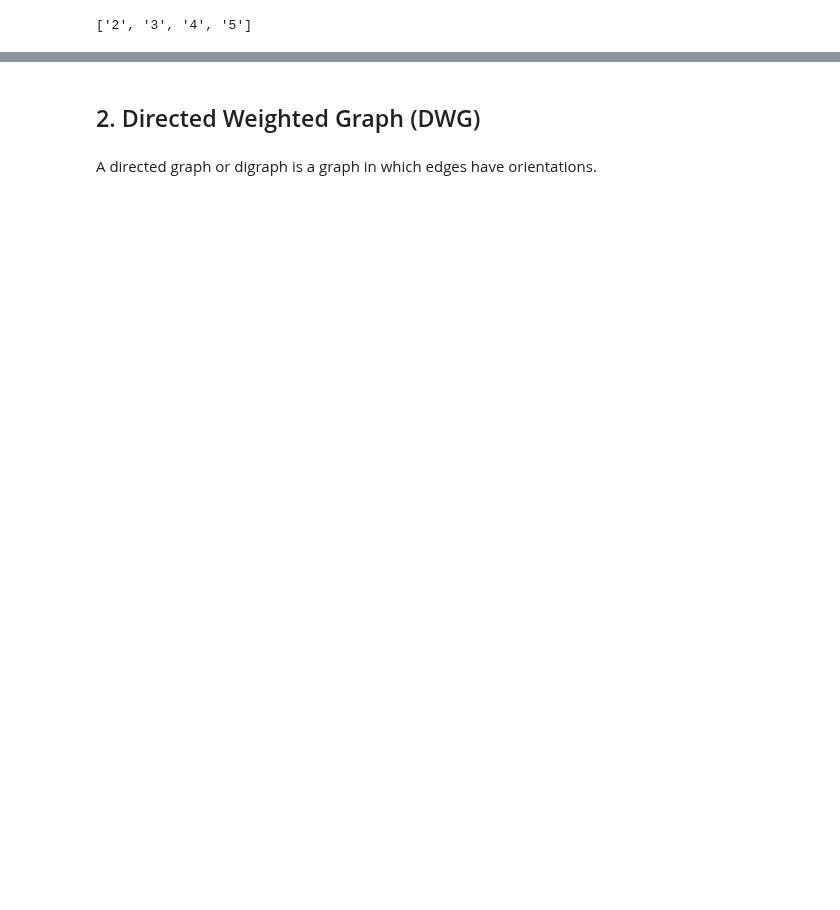
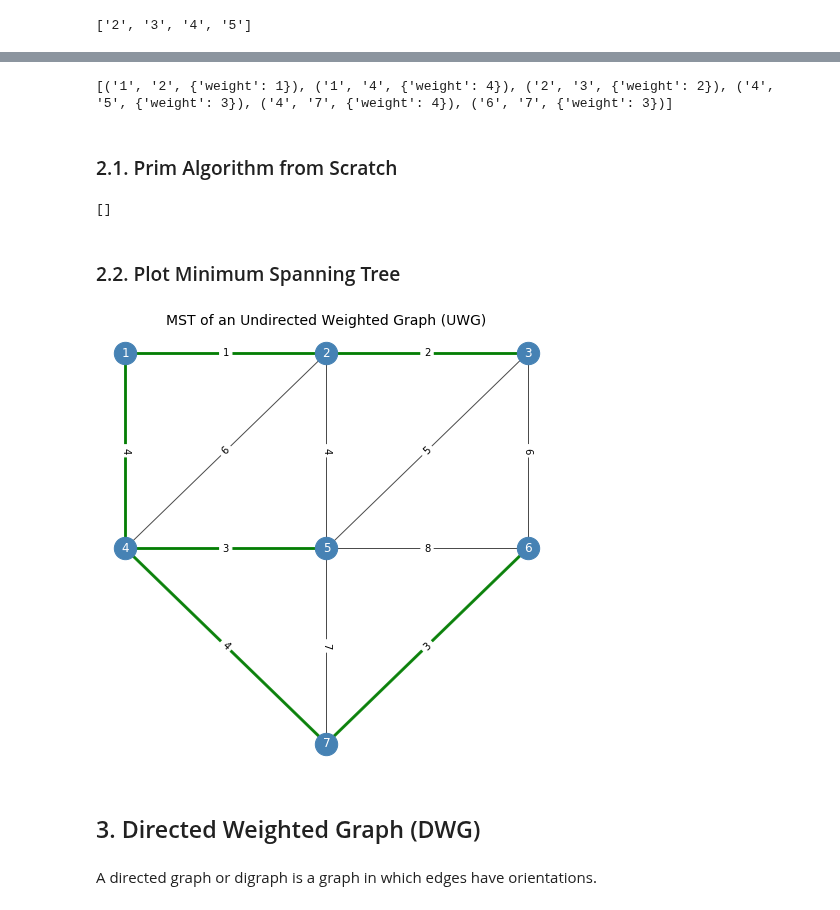
Before and after one commit to ansegura7/Algorithms, a Jupyter notebook: graphs/Graphs.ipynb, the cells around one changed output, grey strips where cells are left out. Drawn from its saved outputs; the diff is of its cells as text; code cells hidden in the pictures; blank space fills up the shorter version.

```diff
--- a/graphs/Graphs.ipynb
+++ b/graphs/Graphs.ipynb
@@ -63,0 +78,3 @@ plt.show()
+# %%
+# Create an empty Undirected Weighted Graph (UWG)
+uwg = nx.Graph()
@@ -63,0 +85,5 @@ plt.show()
+# %%
+# Add weighted edges
+edges = [("1","2",1), ("1","4",4), ("2","3",2), ("2","4",6), ("2","5",4), ("3","5",5),
+         ("3","6",6), ("4","5",3), ("4","7",4), ("5","6",8), ("5","7",7), ("6","7",3)]
+uwg.add_weighted_edges_from(edges)
@@ -63,0 +96,8 @@ plt.show()
+# %%
+# Calculate a minimum spanning tree or forest of an undirected weighted graph
+spt = nx.minimum_spanning_tree(uwg)
+print(sorted(spt.edges(data=True)))
+# %% [output]
+[('1', '2', {'weight': 1}), ('1', '4', {'weight': 4}), ('2', '3', {'weight': 2}), ('4', '5', {'weight': 3}), ('4', '7', {'weight': 4}), ('6', '7', {'weight': 3})]
+# %% [markdown]
+### 2.1. Prim Algorithm from Scratch
@@ -64,5 +110,48 @@ plt.show()
+# %%
+# Calculate a minimum spanning tree from scratch
+spt2 = get_prim_mst(uwg, True)
+print(sorted(spt2))
+# %% [output]
+[]
+# %% [markdown]
+### 2.2. Plot Minimum Spanning Tree
+# %%
+# We then set the coordinates of each node
+uwg.node['1']['pos'] = (0, 2)
+uwg.node['2']['pos'] = (3, 2)
+uwg.node['3']['pos'] = (6, 2)
+uwg.node['4']['pos'] = (0, 0)
+uwg.node['5']['pos'] = (3, 0)
+uwg.node['6']['pos'] = (6, 0)
+uwg.node['7']['pos'] = (3,-2)
+
+# The positions of each node are stored in a dictionary
+pos = nx.get_node_attributes(uwg, 'pos')
+# %%
+# Nodes labels
+labels = {}
+for n in uwg.nodes():
+    labels[n] = n
+
+# Edges labels
+weights = {}
+for s, t, w in edges:
+    weights[(s, t)] = w
+
+# Plot Directed Weighted Graph
+plt.rcParams["figure.figsize"] = [8, 8]
+nx.draw_networkx_nodes(uwg, pos, nodelist=uwg.nodes(), node_color='steelblue', node_size=500, alpha=1)
+nx.draw_networkx_edges(uwg, pos, edgelist=uwg.edges(), width=1, alpha=0.7, edge_color='black')
+nx.draw_networkx_edges(uwg, pos, edgelist=spt.edges(), width=3, alpha=0.9, edge_color='green')
+nx.draw_networkx_labels(uwg, pos, labels, font_size=12, font_color='w')
+nx.draw_networkx_edge_labels(uwg, pos, edge_labels=weights, font_color='black')
+plt.title('MST of an Undirected Weighted Graph (UWG)', fontsize=14)
+plt.axis('off')
+plt.show()
+# %% [output]
+[figure, added]
 # %% [markdown]
- ## 2. Directed Weighted Graph (DWG)
+ ## 3. Directed Weighted Graph (DWG)
 # %% [markdown]
 A directed graph or digraph is a graph in which edges have orientations.
 # %%
```
Also changed, not shown: parts of 12 cells of this notebook, 2 other files.
